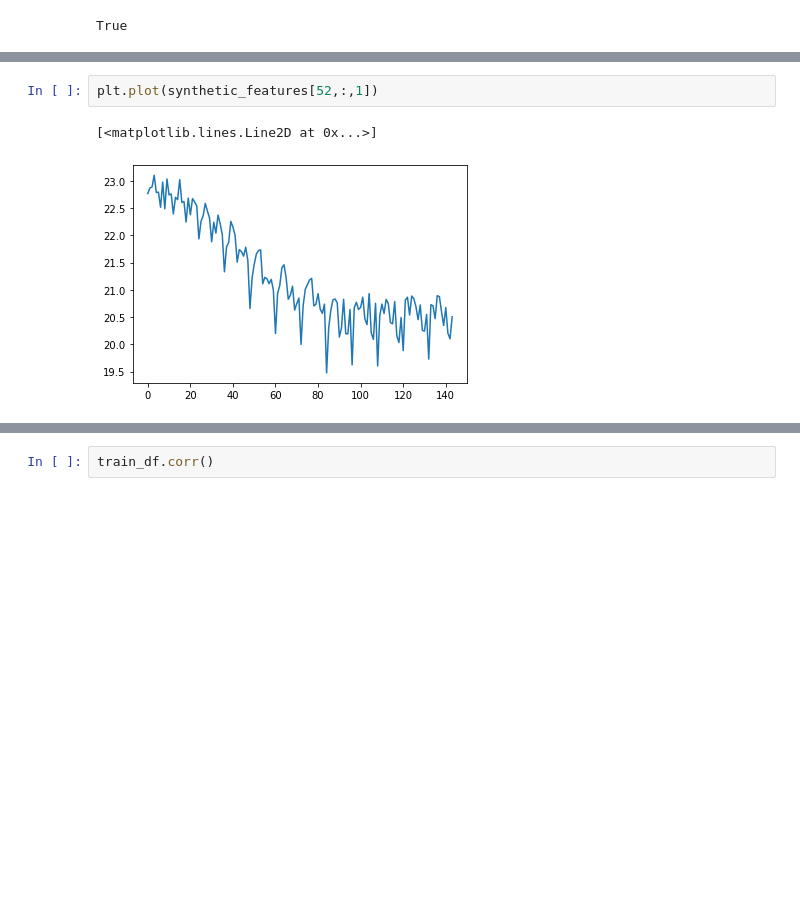
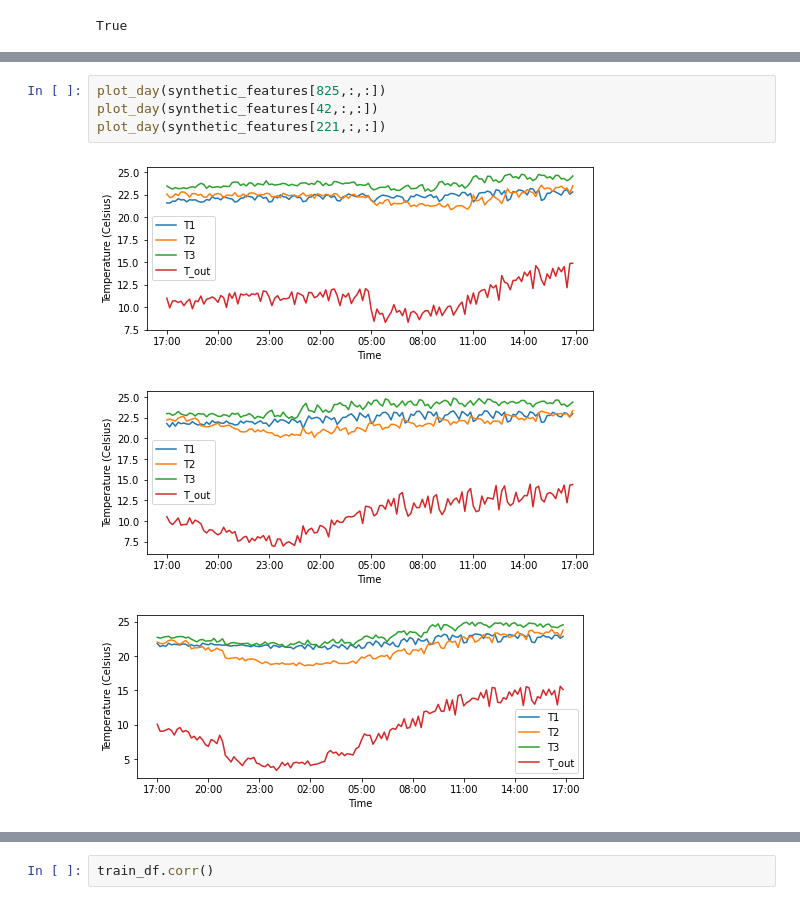
Before and after one commit to gretelai/public_research, a Jupyter notebook: oss_doppelganger/smart_home_sensors.ipynb, the cells around one changed output, grey strips where cells are left out. Drawn from its saved outputs; the diff is of its cells as text; blank space fills up the shorter version.

```diff
--- a/oss_doppelganger/smart_home_sensors.ipynb
+++ b/oss_doppelganger/smart_home_sensors.ipynb
@@ -166,6 +183,9 @@ _, synthetic_features = model.generate_numpy(1000)
-# %%
-plt.plot(synthetic_features[52,:,1])
-# %% [output]
-[<matplotlib.lines.Line2D at 0x...>]
-[figure, removed]
+# %%
+plot_day(synthetic_features[825,:,:])
+plot_day(synthetic_features[42,:,:])
+plot_day(synthetic_features[221,:,:])
+# %% [output]
+[figure, added]
+[figure, added]
+[figure, added]
 # %%
```
Also changed, not shown: parts of 10 cells of this notebook.
